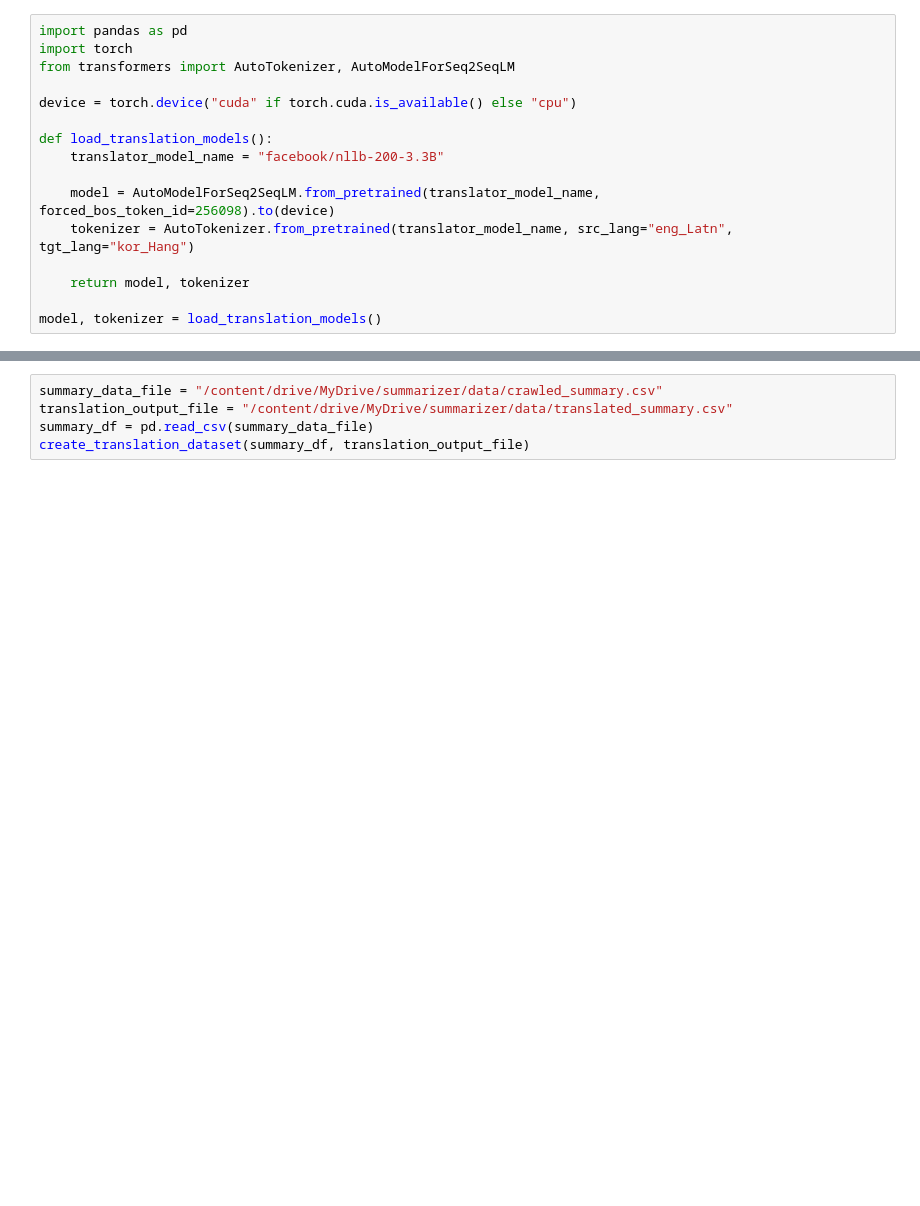
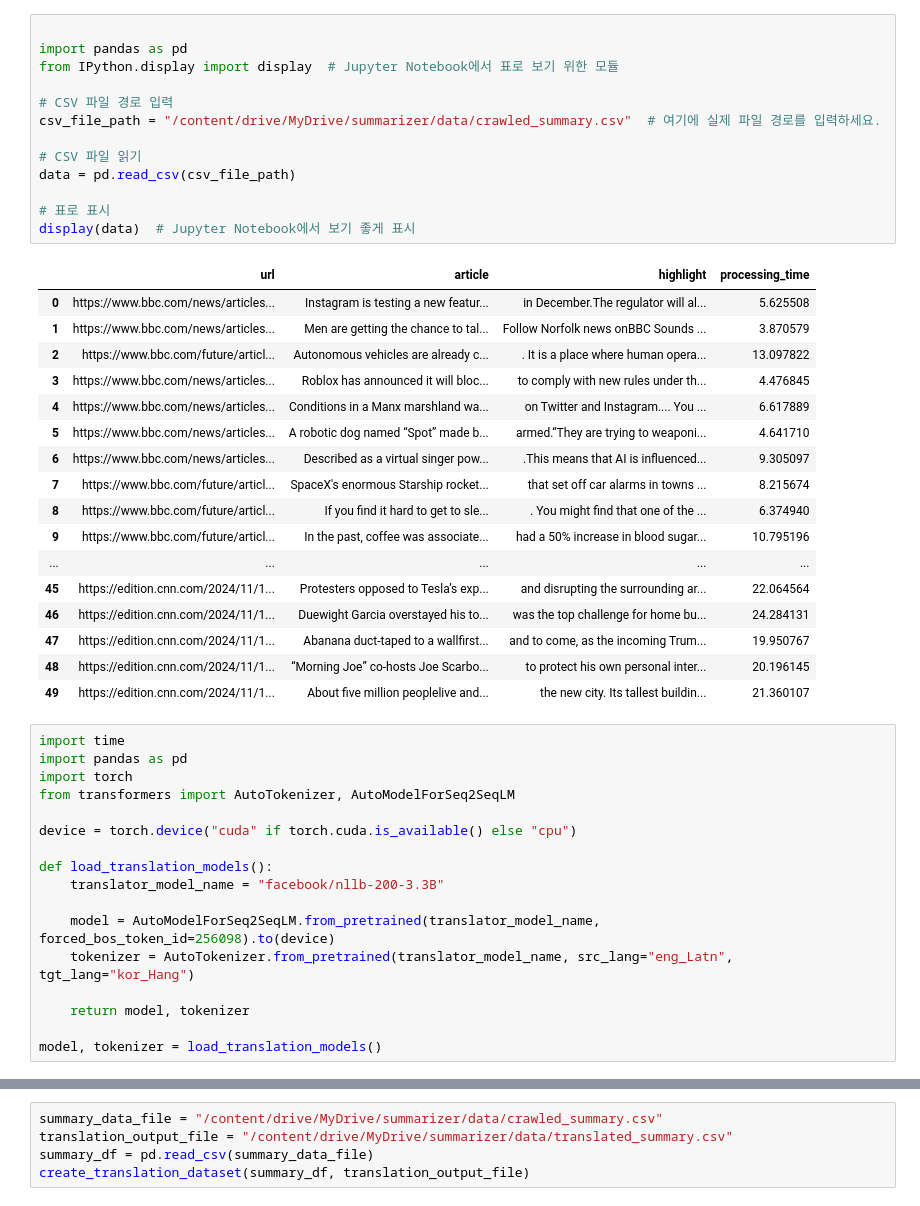
Before and after one commit to kimdonggyu2008/combined, a Jupyter notebook: Crawling.ipynb, the cells around one changed output, grey strips where cells are left out. Saved outputs shown, nothing was run; the diff lists cells and outputs as text; blank space fills up the shorter version.

```diff
--- a/Crawling.ipynb
+++ b/Crawling.ipynb
@@ -164,5 +161,37 @@ Processing URL: https://edition.cnn.com/2024/11/18/business/new-tashkent-uzbekis
 Summary dataset saved to /content/drive/MyDrive/summarizer/data/crawled_summary.csv
+# %%
+
+import pandas as pd
+from IPython.display import display  # Jupyter Notebook에서 표로 보기 위한 모듈
+
+# CSV 파일 경로 입력
+csv_file_path = "/content/drive/MyDrive/summarizer/data/crawled_summary.csv"  # 여기에 실제 파일 경로를 입력하세요.
+
+# CSV 파일 읽기
+data = pd.read_csv(csv_file_path)
+
+# 표로 표시
+display(data)  # Jupyter Notebook에서 보기 좋게 표시
+# %% [output]
+|  | url | article | highlight | processing_time |
+| 0 | https://www.bbc.com/news/articles... | Instagram is testing a new featur... | in December.The regulator will al... | 5.625508 |
+| 1 | https://www.bbc.com/news/articles... | Men are getting the chance to tal... | Follow Norfolk news onBBC Sounds ... | 3.870579 |
+| 2 | https://www.bbc.com/future/articl... | Autonomous vehicles are already c... | . It is a place where human opera... | 13.097822 |
+| 3 | https://www.bbc.com/news/articles... | Roblox has announced it will bloc... | to comply with new rules under th... | 4.476845 |
+| 4 | https://www.bbc.com/news/articles... | Conditions in a Manx marshland wa... | on Twitter and Instagram.... You ... | 6.617889 |
+| 5 | https://www.bbc.com/news/articles... | A robotic dog named “Spot” made b... | armed.“They are trying to weaponi... | 4.641710 |
+| 6 | https://www.bbc.com/news/articles... | Described as a virtual singer pow... | .This means that AI is influenced... | 9.305097 |
+| 7 | https://www.bbc.com/future/articl... | SpaceX's enormous Starship rocket... | that set off car alarms in towns ... | 8.215674 |
+| 8 | https://www.bbc.com/future/articl... | If you find it hard to get to sle... | . You might find that one of the ... | 6.374940 |
+| 9 | https://www.bbc.com/future/articl... | In the past, coffee was associate... | had a 50% increase in blood sugar... | 10.795196 |
+| ... | ... | ... | ... | ... |
+| 45 | https://edition.cnn.com/2024/11/1... | Protesters opposed to Tesla’s exp... | and disrupting the surrounding ar... | 22.064564 |
+| 46 | https://edition.cnn.com/2024/11/1... | Duewight Garcia overstayed his to... | was the top challenge for home bu... | 24.284131 |
+| 47 | https://edition.cnn.com/2024/11/1... | Abanana duct-taped to a wallfirst... | and to come, as the incoming Trum... | 19.950767 |
+| 48 | https://edition.cnn.com/2024/11/1... | “Morning Joe” co-hosts Joe Scarbo... | to protect his own personal inter... | 20.196145 |
+| 49 | https://edition.cnn.com/2024/11/1... | About five million peoplelive and... | the new city. Its tallest buildin... | 21.360107 |
 # %%
+import time
 import pandas as pd
 import torch
 from transformers import AutoTokenizer, AutoModelForSeq2SeqLM
```
Also changed, not shown: parts of 5 cells of this notebook.
